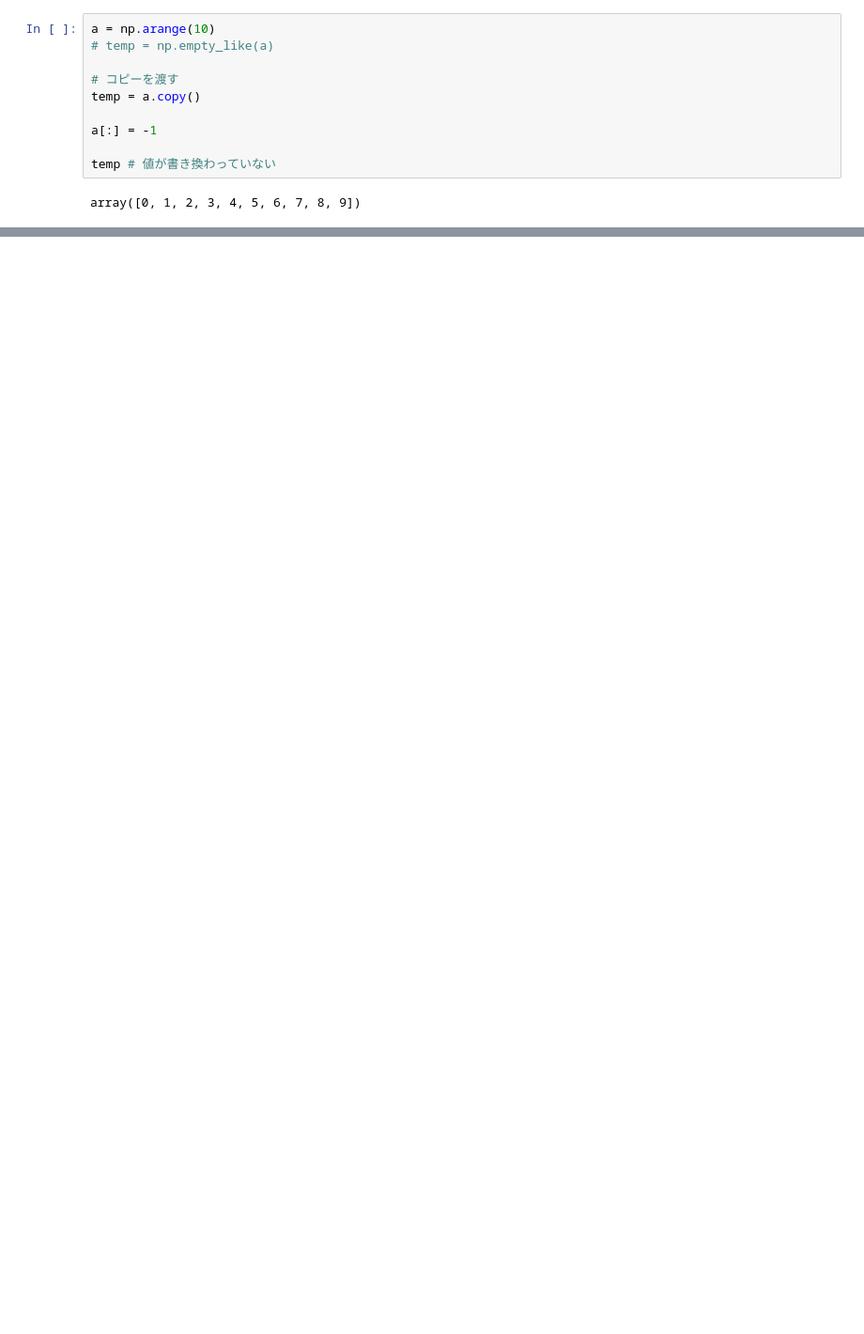
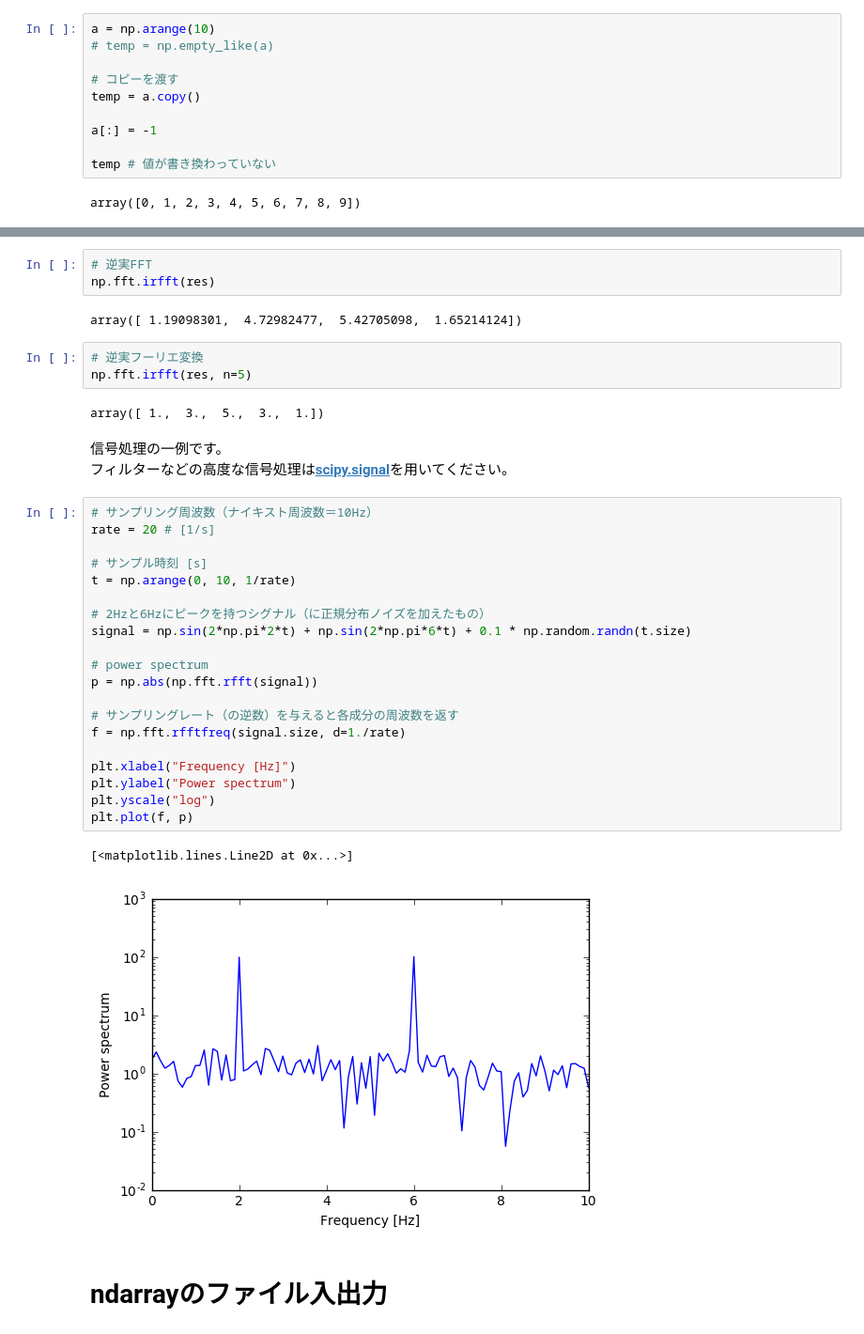
Before and after one commit to Kyoto-GeoPython/Kyoto-GeoPython, a Jupyter notebook: 基礎編/numpy（基礎編）.ipynb, the cells around one changed output, grey strips where cells are left out. Shown at 94% size. Drawn from its saved outputs; the diff is of its cells as text; blank space fills up the shorter version.

```diff
--- a/基礎編/numpy（基礎編）.ipynb
+++ b/基礎編/numpy（基礎編）.ipynb
@@ -669,0 +968,38 @@ array([0, 1, 2, 3, 4, 5, 6, 7, 8, 9])
+# %%
+# 逆実FFT
+np.fft.irfft(res)
+# %% [output]
+array([ 1.19098301,  4.72982477,  5.42705098,  1.65214124])
+# %%
+# 逆実フーリエ変換
+np.fft.irfft(res, n=5)
+# %% [output]
+array([ 1.,  3.,  5.,  3.,  1.])
+# %% [markdown]
+信号処理の一例です。
+フィルターなどの高度な信号処理は[**scipy.signal**](https://docs.scipy.org/doc/scipy/reference/signal.html)を用いてください。
+# %%
+# サンプリング周波数（ナイキスト周波数＝10Hz）
+rate = 20 # [1/s]
+
+# サンプル時刻 [s]
+t = np.arange(0, 10, 1/rate)
+
+# 2Hzと6Hzにピークを持つシグナル（に正規分布ノイズを加えたもの）
+signal = np.sin(2*np.pi*2*t) + np.sin(2*np.pi*6*t) + 0.1 * np.random.randn(t.size)
+
+# power spectrum
+p = np.abs(np.fft.rfft(signal))
+
+# サンプリングレート（の逆数）を与えると各成分の周波数を返す
+f = np.fft.rfftfreq(signal.size, d=1./rate)
+
+plt.xlabel("Frequency [Hz]")
+plt.ylabel("Power spectrum")
+plt.yscale("log")
+plt.plot(f, p)
+# %% [output]
+[<matplotlib.lines.Line2D at 0x...>]
+[figure, added]
+# %% [markdown]
+# ndarrayのファイル入出力
```
Also changed, not shown: parts of 78 cells of this notebook, 1 other file.
